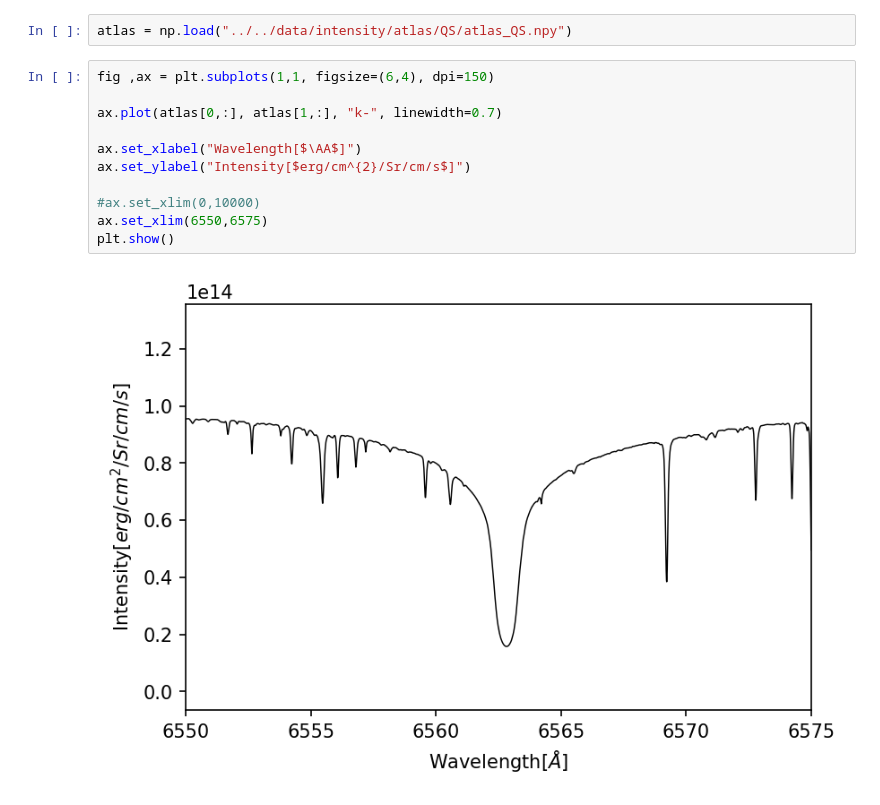
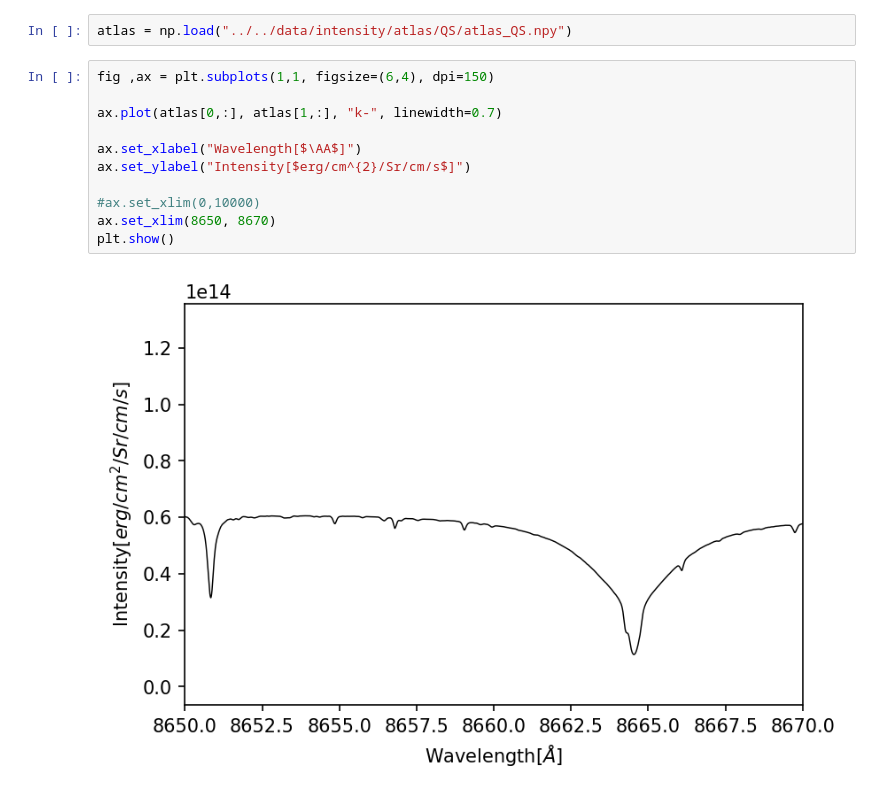
Before and after one commit to kouui/spectra-deprecated, a Jupyter notebook: notebooks/Atlas/Atlas_QS.ipynb, the cells around one changed output. Cells and saved outputs as stored; diff of their text form.

```diff
--- a/notebooks/Atlas/Atlas_QS.ipynb
+++ b/notebooks/Atlas/Atlas_QS.ipynb
@@ -11,13 +30,13 @@ atlas = np.load("../../data/intensity/atlas/QS/atlas_QS.npy")
 # %%
 fig ,ax = plt.subplots(1,1, figsize=(6,4), dpi=150)
 
 ax.plot(atlas[0,:], atlas[1,:], "k-", linewidth=0.7)
 
 ax.set_xlabel("Wavelength[$\AA$]")
 ax.set_ylabel("Intensity[$erg/cm^{2}/Sr/cm/s$]")
 
 #ax.set_xlim(0,10000)
-ax.set_xlim(6550,6575)
+ax.set_xlim(8650, 8670)
 plt.show()
 # %% [output]
-[figure, old version]
+[figure, new version]
```
Also changed, not shown: parts of 2 cells of this notebook, 8 other files.
